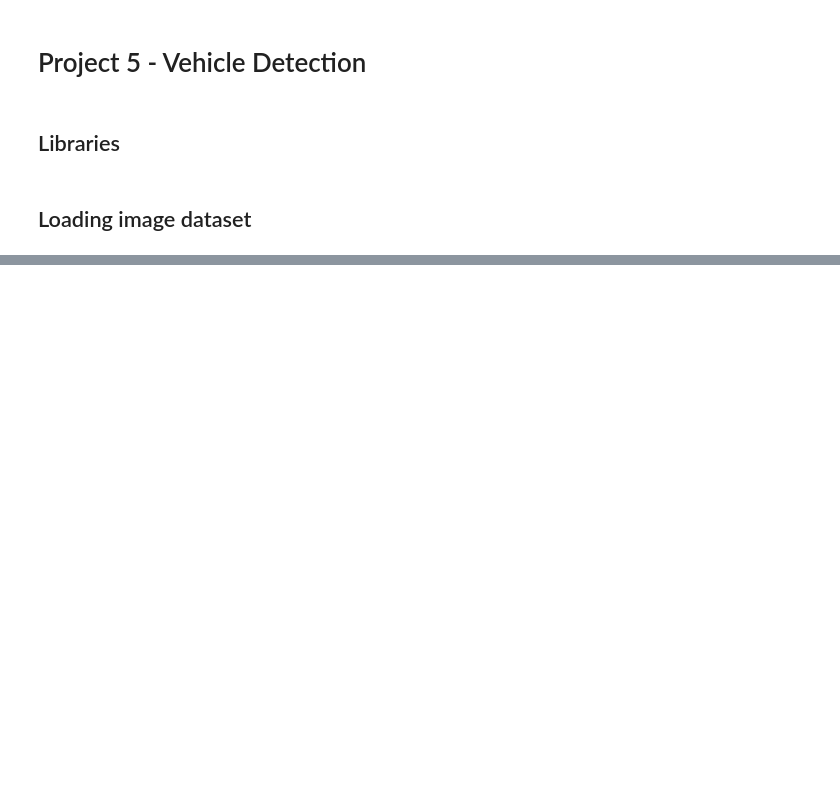
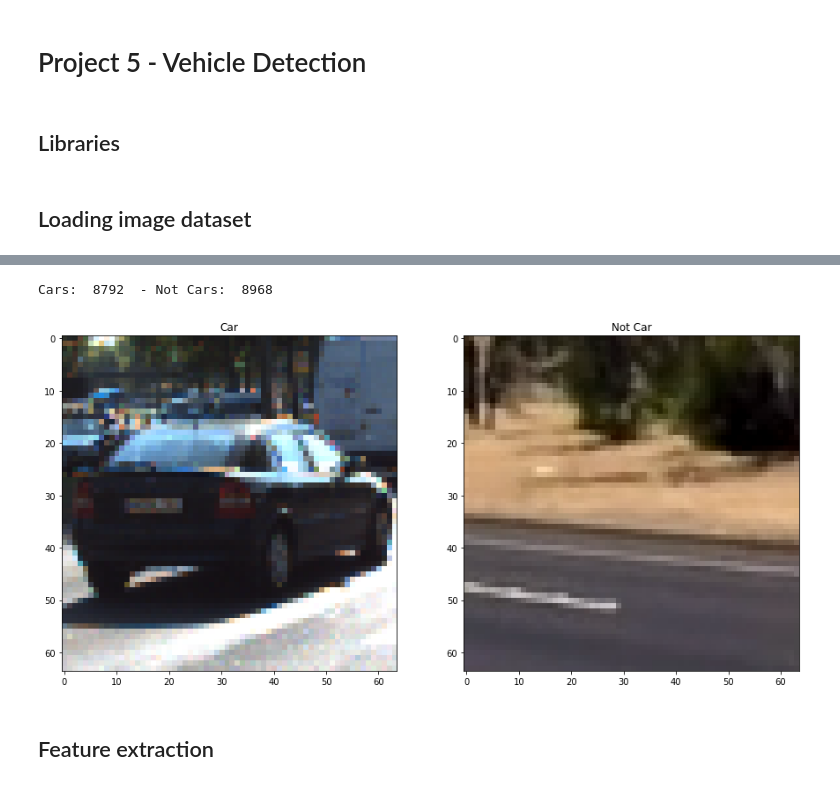
Before and after one commit to gderoo/self_driving_car, a Jupyter notebook: Project 5 - Vehicle Detection/notebook.ipynb, the cells around one changed output, grey strips where cells are left out. Cells and saved outputs as stored; diff of their text form; code cells hidden in the pictures; blank space fills up the shorter version.

```diff
--- a/Project 5 - Vehicle Detection/notebook.ipynb
+++ b/Project 5 - Vehicle Detection/notebook.ipynb
@@ -79,2 +24,0 @@ def color_hist(image, nbins=32, bins_range=(0, 256)):
-# %%
-img = mpimg.imread("./test_images/test1.jpg")
@@ -1362,0 +25,14 @@ fig.tight_layout()
+# %%
+cars, notcars = [], []
+path = './images_classifier'
+images = [os.path.join(dirpath, f)
+    for dirpath, dirnames, files in os.walk(path)
+    for f in files if f.endswith('.png')]
+for image in images:
+    if 'non-vehicles' in image:
+        notcars.append(image)
+    elif 'vehicles' in image:
+        cars.append(image)
+print("Cars: ",len(cars), " - Not Cars: ", len(notcars))
+# %% [output]
+Cars:  8792  - Not Cars:  8968
@@ -1362,0 +42,20 @@ fig.tight_layout()
+# %%
+def multiplot(img_list, title_list, shape, **kwargs):
+    fig = plt.figure(figsize=(15, 15))
+    shape_str = str(shape[0])+str(shape[1])
+    for ind, img in enumerate(img_list):
+        pos = int(shape_str+str(ind+1))
+        plt.subplot(pos)
+        plt.imshow(img, **kwargs)
+        plt.title(title_list[ind])
+# %%
+img_car = mpimg.imread(cars[random.randint(0,len(cars)-1)])
+img_car = np.uint8(img_car*255)
+img_notcar = mpimg.imread(notcars[random.randint(0,len(notcars)-1)])
+img_notcar = np.uint8(img_notcar*255)
+# %%
+multiplot([img_car, img_notcar], ['Car', 'Not Car'], (1,2))
+# %% [output]
+[figure, added]
+# %% [markdown]
+## Feature extraction
```
Also changed, not shown: parts of 55 cells of this notebook, 3 other files.
